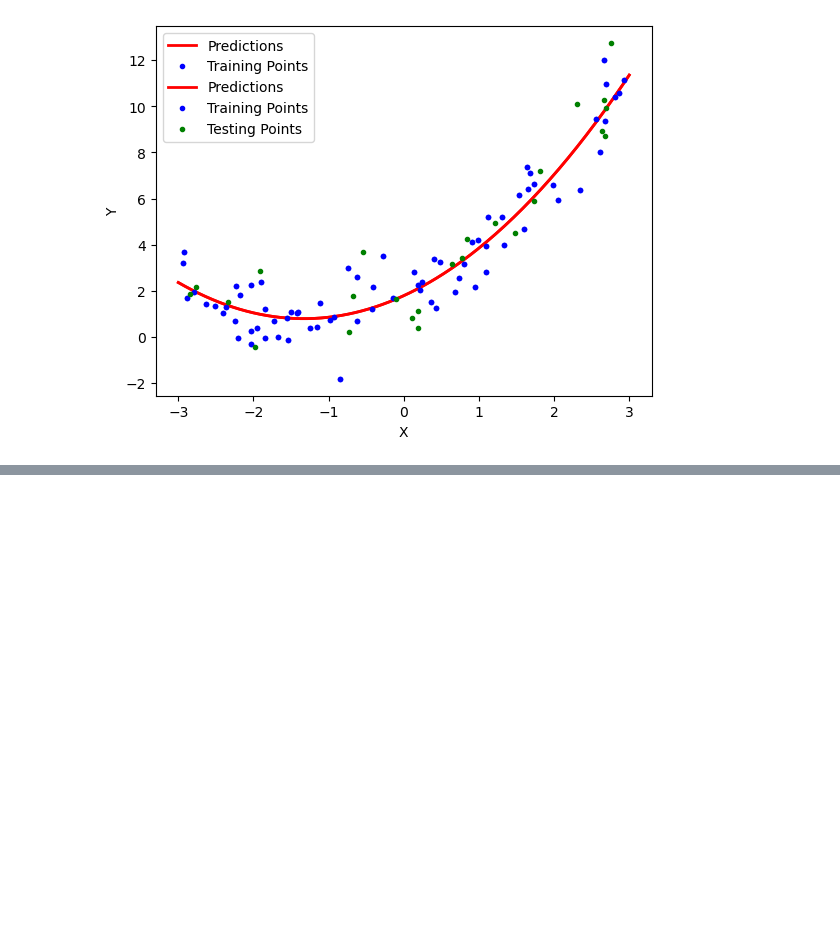
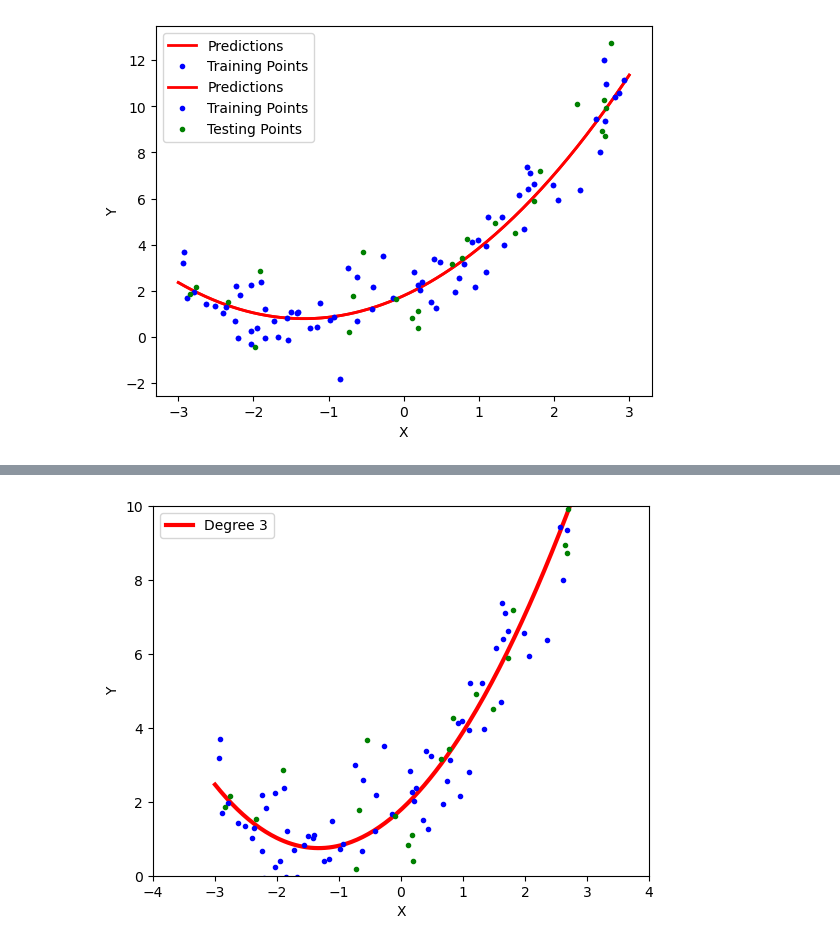
Before and after one commit to anshika-codes-AI/Complete-ML, a Jupyter notebook: 17-Linear Regression/polynomialRgression.ipynb, the cells around one changed output, grey strips where cells are left out. Cells and saved outputs as stored; diff of their text form; code cells hidden in the pictures; blank space fills up the shorter version.

```diff
--- a/17-Linear Regression/polynomialRgression.ipynb
+++ b/17-Linear Regression/polynomialRgression.ipynb
@@ -178,0 +218,4 @@ plt.show()
+# %%
+poly_regression(3)
+# %% [output]
+[figure, added]
```
Also changed, not shown: parts of 8 cells of this notebook.
